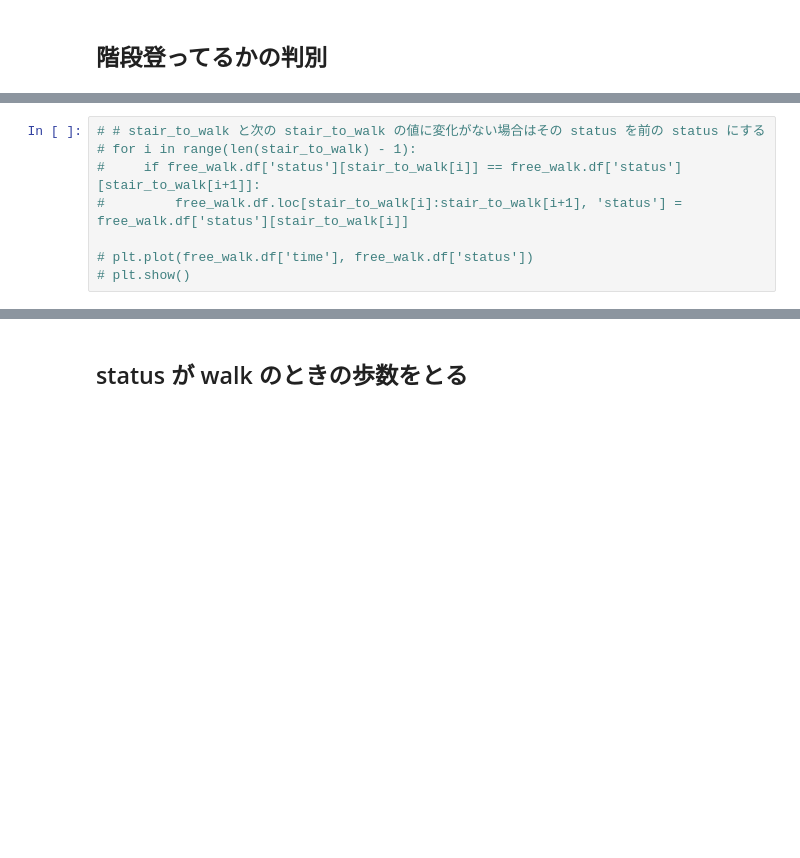
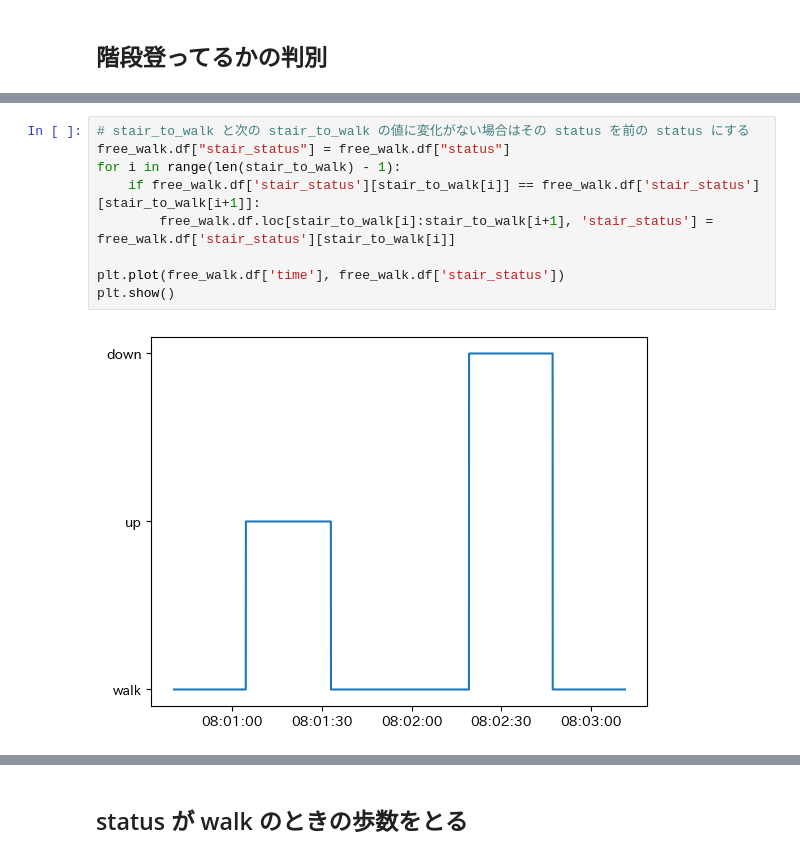
Before and after one commit to karasuneo/kajilab, a Jupyter notebook: metaquest/walk&stairs/movement.ipynb, the cells around one changed output, grey strips where cells are left out. Drawn from its saved outputs; the diff is of its cells as text; blank space fills up the shorter version.

```diff
--- a/metaquest/walk&stairs/movement.ipynb
+++ b/metaquest/walk&stairs/movement.ipynb
@@ -358,11 +434,14 @@ plt.show()
 # %%
-# # stair_to_walk と次の stair_to_walk の値に変化がない場合はその status を前の status にする
-# for i in range(len(stair_to_walk) - 1):
-#     if free_walk.df['status'][stair_to_walk[i]] == free_walk.df['status'][stair_to_walk[i+1]]:
-#         free_walk.df.loc[stair_to_walk[i]:stair_to_walk[i+1], 'status'] = free_walk.df['status'][stair_to_walk[i]]
+# stair_to_walk と次の stair_to_walk の値に変化がない場合はその status を前の status にする
+free_walk.df["stair_status"] = free_walk.df["status"]
+for i in range(len(stair_to_walk) - 1):
+    if free_walk.df['stair_status'][stair_to_walk[i]] == free_walk.df['stair_status'][stair_to_walk[i+1]]:
+        free_walk.df.loc[stair_to_walk[i]:stair_to_walk[i+1], 'stair_status'] = free_walk.df['stair_status'][stair_to_walk[i]]
 
-# plt.plot(free_walk.df['time'], free_walk.df['status'])
-# plt.show()
+plt.plot(free_walk.df['time'], free_walk.df['stair_status'])
+plt.show()
+# %% [output]
+[figure, added]
 # %%
 # positon_y と status は背景に表示する
 fig = plt.figure(figsize=(20, 5))
```
Also changed, not shown: parts of 41 cells of this notebook, 14 other files.
